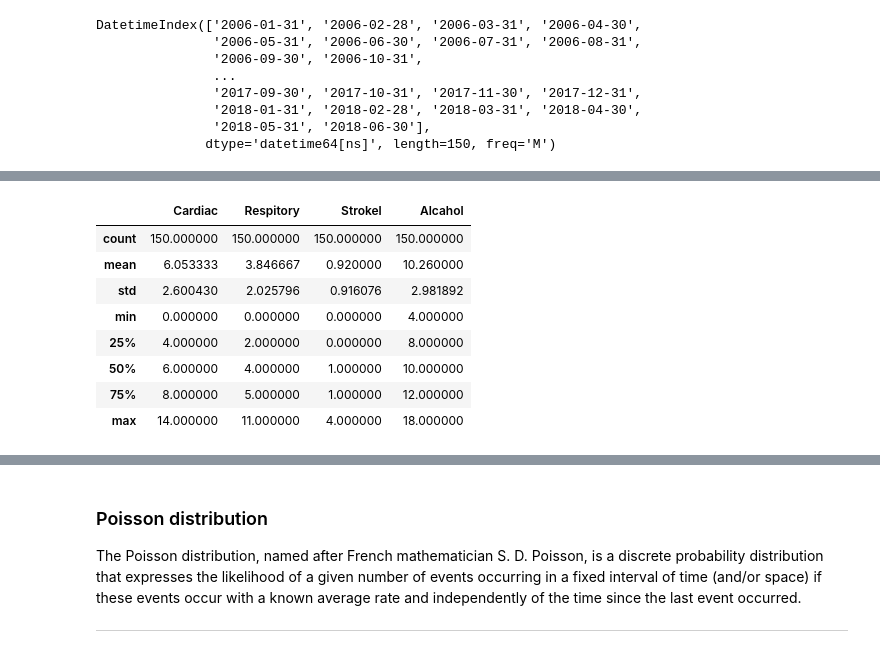
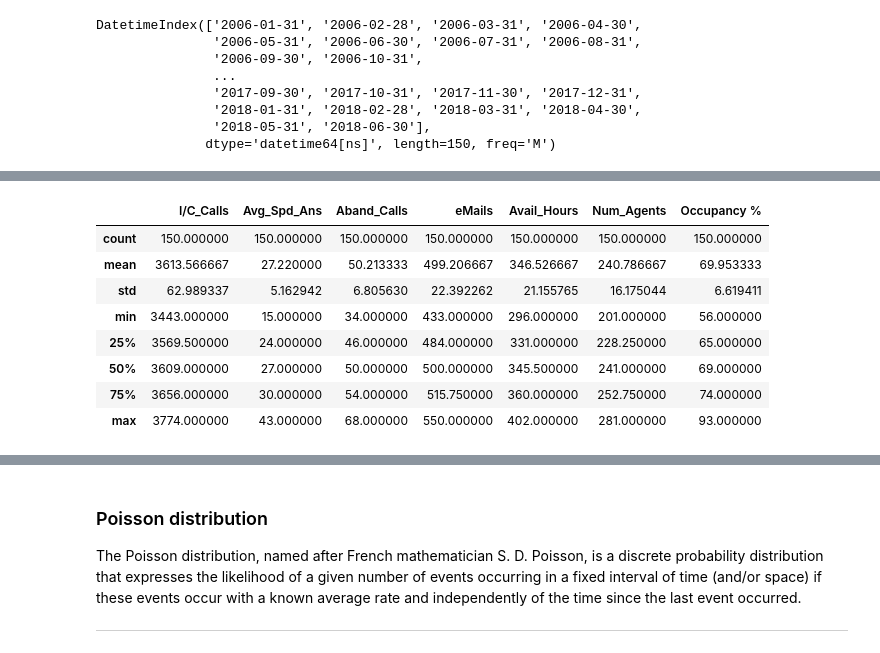
Before and after one commit to eamonnofarrell/Programming_Project, a Jupyter notebook: Prog_Project.ipynb, the cells around one changed output, grey strips where cells are left out. Saved outputs shown, nothing was run; the diff lists cells and outputs as text; code cells hidden in the pictures.

```diff
--- a/Prog_Project.ipynb
+++ b/Prog_Project.ipynb
@@ -53,7 +37,11 @@ DatetimeIndex(['2006-01-31', '2006-02-28', '2006-03-31', '2006-04-30',
 # %%
-ts = pd.DataFrame(np.random.poisson(6, len(rng)), index=rng, columns = ["Cardiac"])
-ts["Respitory"] = pd.DataFrame.assign(np.random.poisson(4, len(rng)))
-ts["Strokel"] = pd.DataFrame.assign(np.random.poisson(1, len(rng)))
-ts["Alcahol"] = pd.DataFrame.assign(np.random.poisson(10, len(rng)))
-ts
+Calls = pd.DataFrame(np.random.poisson(3617, len(rng)), index=rng, columns = ["I/C_Calls"])
+Calls["Avg_Spd_Ans"] = pd.DataFrame.assign(np.random.poisson(27, len(rng)))
+Calls["Aband_Calls"] = pd.DataFrame.assign(np.random.poisson(50, len(rng)))
+Calls["eMails"] = pd.DataFrame.assign(np.random.poisson(500, len(rng)))
+Calls["Avail_Hours"] = pd.DataFrame.assign(np.random.poisson(347, len(rng)))
+Calls["Num_Agents"] = pd.DataFrame.assign(np.random.poisson(241, len(rng)))
+Calls["Occupancy %"] = pd.DataFrame.assign((ts.Num_Agents / ts.Avail_Hours)*100)
+Calls["Occupancy %"] = Calls["Occupancy %"].apply(np.round)
+Calls
 # %% [output]
@@ -85,14 +76,14 @@ Alcahol      10.260000
 dtype: float64
 # %%
-ts.describe()
+Calls.describe()
 # %% [output]
-|  | Cardiac | Respitory | Strokel | Alcahol |
-| count | 150.000000 | 150.000000 | 150.000000 | 150.000000 |
-| mean | 6.053333 | 3.846667 | 0.920000 | 10.260000 |
-| std | 2.600430 | 2.025796 | 0.916076 | 2.981892 |
-| min | 0.000000 | 0.000000 | 0.000000 | 4.000000 |
-| 25% | 4.000000 | 2.000000 | 0.000000 | 8.000000 |
-| 50% | 6.000000 | 4.000000 | 1.000000 | 10.000000 |
-| 75% | 8.000000 | 5.000000 | 1.000000 | 12.000000 |
-| max | 14.000000 | 11.000000 | 4.000000 | 18.000000 |
+|  | I/C_Calls | Avg_Spd_Ans | Aband_Calls | eMails | Avail_Hours | Num_Agents | Occupancy % |
+| count | 150.000000 | 150.000000 | 150.000000 | 150.000000 | 150.000000 | 150.000000 | 150.000000 |
+| mean | 3613.566667 | 27.220000 | 50.213333 | 499.206667 | 346.526667 | 240.786667 | 69.953333 |
+| std | 62.989337 | 5.162942 | 6.805630 | 22.392262 | 21.155765 | 16.175044 | 6.619411 |
+| min | 3443.000000 | 15.000000 | 34.000000 | 433.000000 | 296.000000 | 201.000000 | 56.000000 |
+| 25% | 3569.500000 | 24.000000 | 46.000000 | 484.000000 | 331.000000 | 228.250000 | 65.000000 |
+| 50% | 3609.000000 | 27.000000 | 50.000000 | 500.000000 | 345.500000 | 241.000000 | 69.000000 |
+| 75% | 3656.000000 | 30.000000 | 54.000000 | 515.750000 | 360.000000 | 252.750000 | 74.000000 |
+| max | 3774.000000 | 43.000000 | 68.000000 | 550.000000 | 402.000000 | 281.000000 | 93.000000 |
 # %%
```
Also changed, not shown: parts of 23 cells of this notebook.
